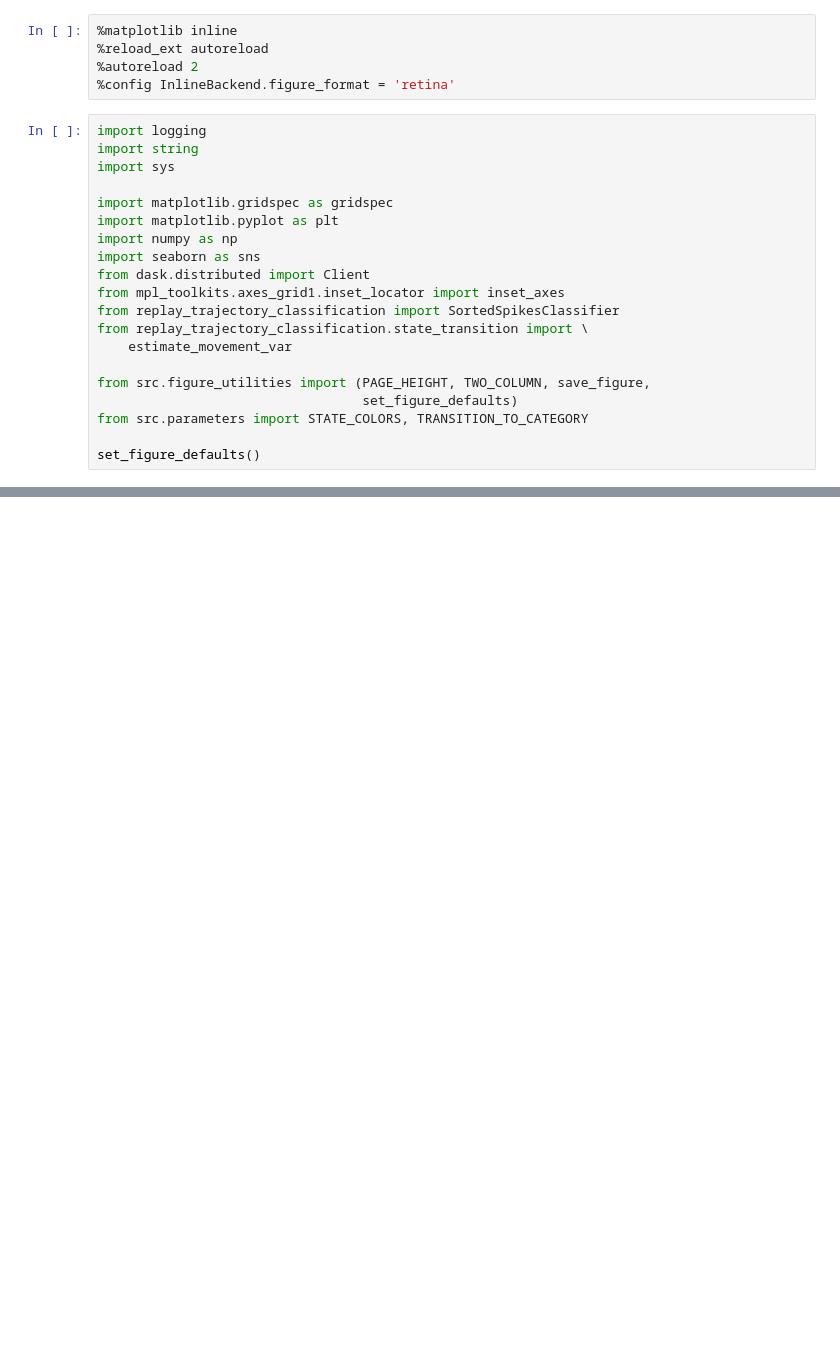
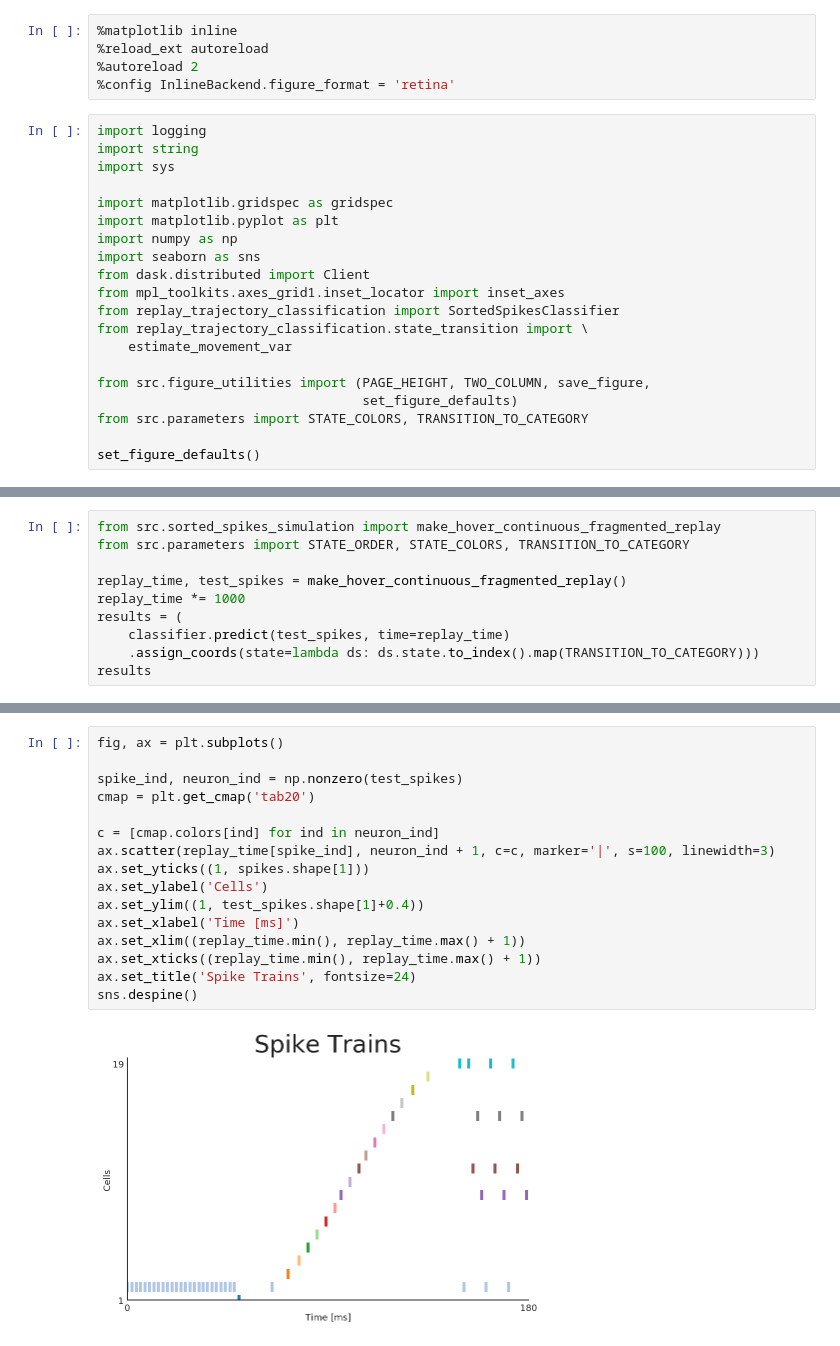
Before and after one commit to Eden-Kramer-Lab/replay_trajectory_paper, a Jupyter notebook: notebooks/Figure1.ipynb, the cells around one changed output, grey strips where cells are left out. Cells and saved outputs as stored; diff of their text form; blank space fills up the shorter version.

Commit message:
Add code to generate each panel of Figure 1.

```diff
--- a/notebooks/Figure1.ipynb
+++ b/notebooks/Figure1.ipynb
@@ -102,0 +64,10 @@ Text(-0.25, 1.0, 'b')
+# %%
+from src.sorted_spikes_simulation import make_hover_continuous_fragmented_replay
+from src.parameters import STATE_ORDER, STATE_COLORS, TRANSITION_TO_CATEGORY
+
+replay_time, test_spikes = make_hover_continuous_fragmented_replay()
+replay_time *= 1000
+results = (
+    classifier.predict(test_spikes, time=replay_time)
+    .assign_coords(state=lambda ds: ds.state.to_index().map(TRANSITION_TO_CATEGORY)))
+results
@@ -102,0 +85,18 @@ Text(-0.25, 1.0, 'b')
+# %%
+fig, ax = plt.subplots()
+
+spike_ind, neuron_ind = np.nonzero(test_spikes)
+cmap = plt.get_cmap('tab20')
+
+c = [cmap.colors[ind] for ind in neuron_ind]
+ax.scatter(replay_time[spike_ind], neuron_ind + 1, c=c, marker='|', s=100, linewidth=3)
+ax.set_yticks((1, spikes.shape[1]))
+ax.set_ylabel('Cells')
+ax.set_ylim((1, test_spikes.shape[1]+0.4))
+ax.set_xlabel('Time [ms]')
+ax.set_xlim((replay_time.min(), replay_time.max() + 1))
+ax.set_xticks((replay_time.min(), replay_time.max() + 1))
+ax.set_title('Spike Trains', fontsize=24)
+sns.despine()
+# %% [output]
+[figure, added]
```
Also changed, not shown: parts of 9 cells of this notebook.
